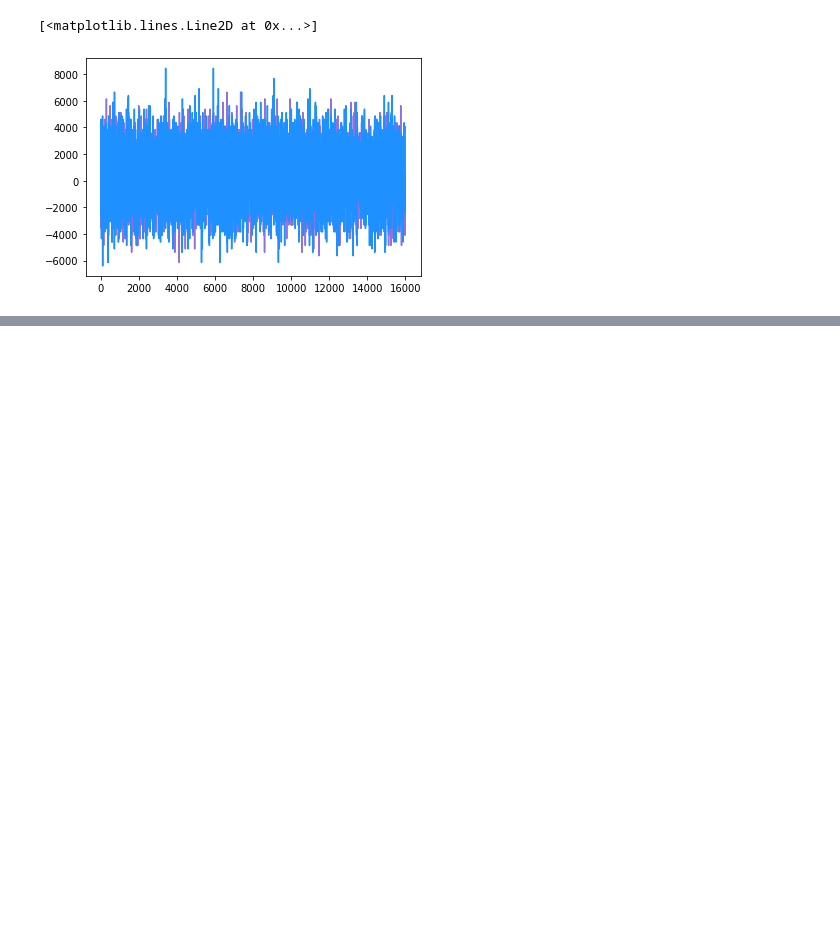
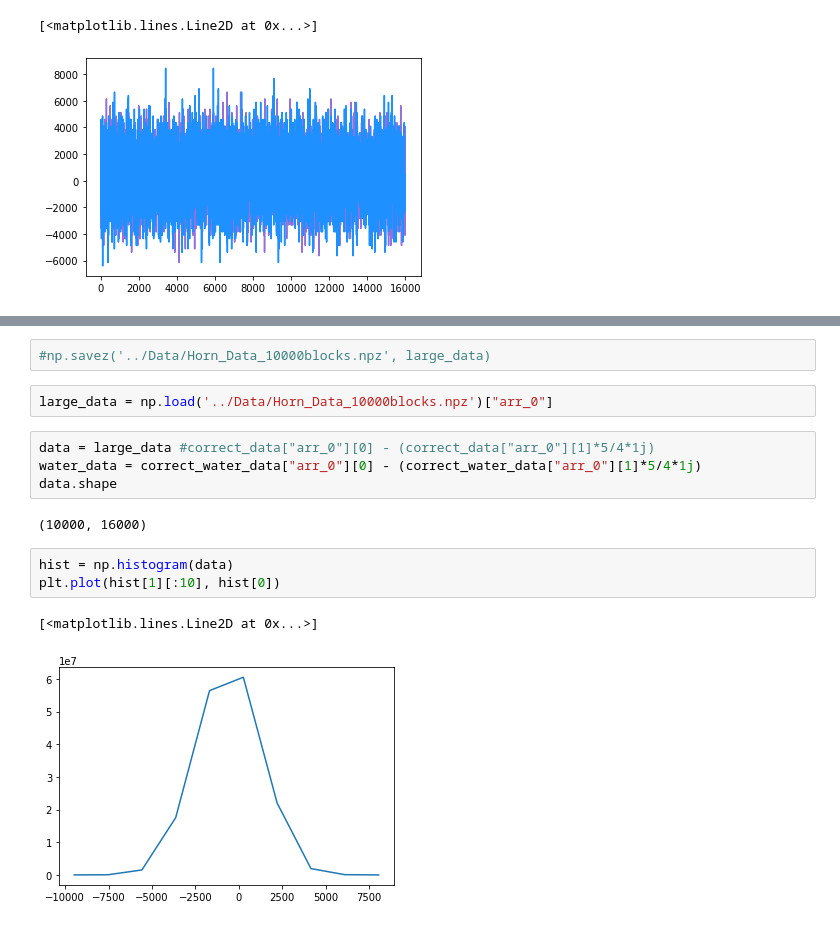
Before and after one commit to melrusso8/Radio-Group-Repo, a Jupyter notebook: LAB 2/Mel/Lab 2 Week 1.ipynb, the cells around one changed output, grey strips where cells are left out. Drawn from its saved outputs; the diff is of its cells as text; blank space fills up the shorter version.

```diff
--- a/LAB 2/Mel/Lab 2 Week 1.ipynb
+++ b/LAB 2/Mel/Lab 2 Week 1.ipynb
@@ -21,0 +41,16 @@ plt.plot(correct_water_data["arr_0"][0][0], "dodgerblue")
+# %%
+#np.savez('../Data/Horn_Data_10000blocks.npz', large_data)
+# %%
+large_data = np.load('../Data/Horn_Data_10000blocks.npz')["arr_0"]
+# %%
+data = large_data #correct_data["arr_0"][0] - (correct_data["arr_0"][1]*5/4*1j)
+water_data = correct_water_data["arr_0"][0] - (correct_water_data["arr_0"][1]*5/4*1j)
+data.shape
+# %% [output]
+(10000, 16000)
+# %%
+hist = np.histogram(data)
+plt.plot(hist[1][:10], hist[0])
+# %% [output]
+[<matplotlib.lines.Line2D at 0x...>]
+[figure, added]
```
Also changed, not shown: parts of 13 cells of this notebook.
